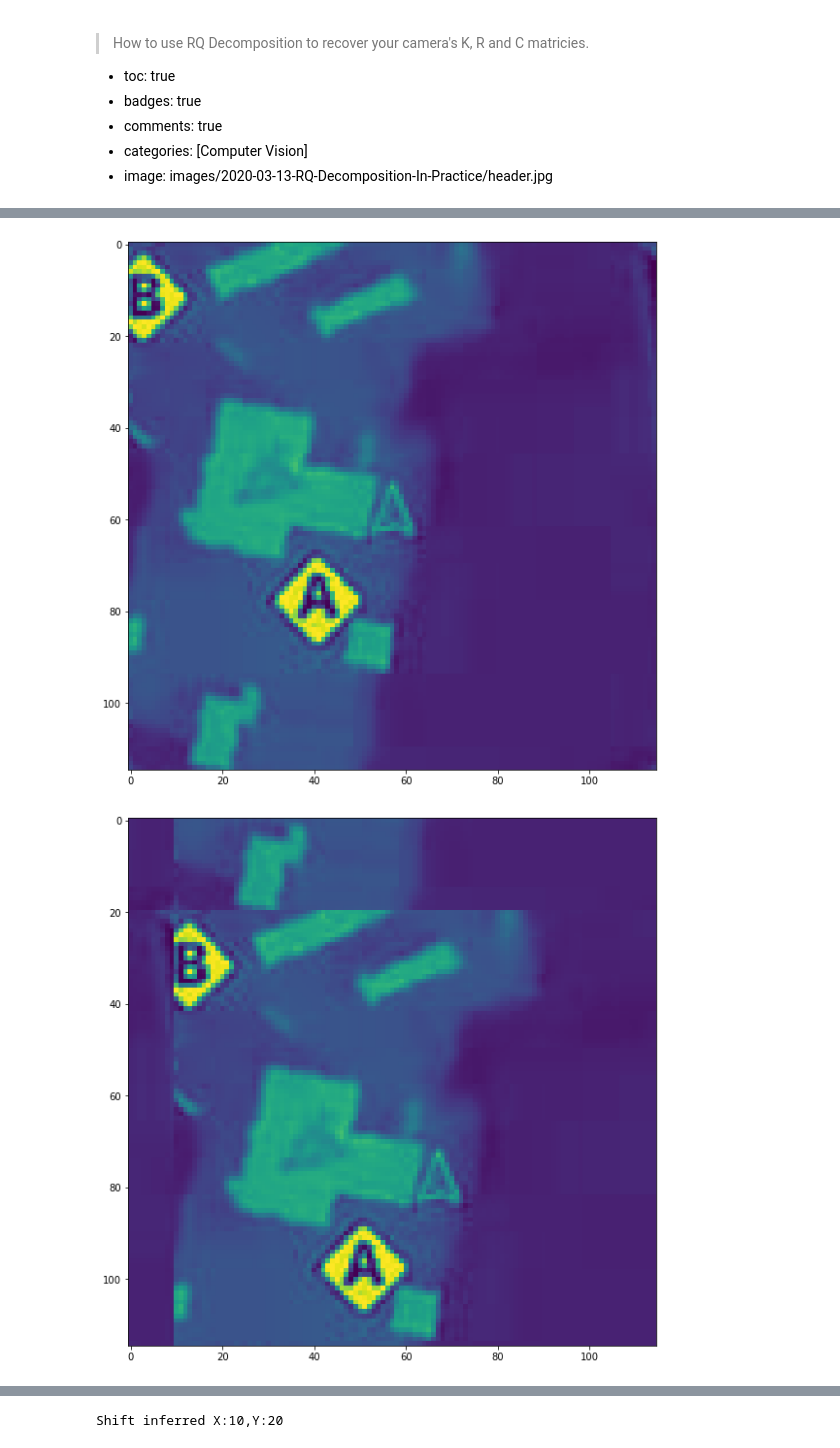
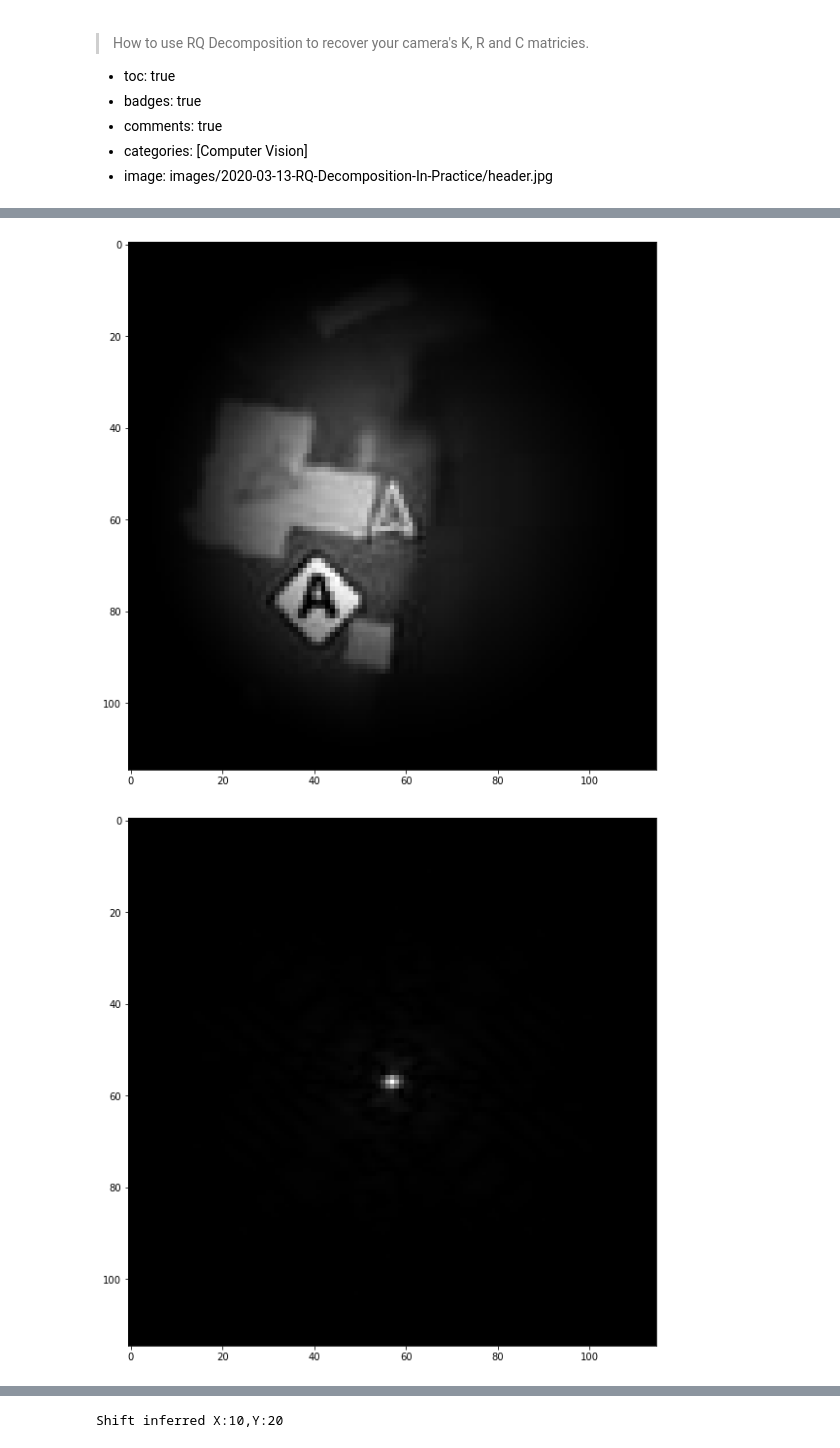
Before and after one commit to CGCooke/Blog, a Jupyter notebook: _notebooks/2020-12-19-FFT-Phase-Correlation.ipynb, the cells around one changed output, grey strips where cells are left out. Saved outputs shown, nothing was run; the diff lists cells and outputs as text; code cells hidden in the pictures.

```diff
--- a/_notebooks/2020-12-19-FFT-Phase-Correlation.ipynb
+++ b/_notebooks/2020-12-19-FFT-Phase-Correlation.ipynb
@@ -19,3 +19,8 @@ from skimage.filters import window, difference_of_gaussians
 import scipy
 
 plt.rcParams['figure.figsize'] = [10, 10]
+# %%
+frame = skimage.io.imread('data/2020-12-19-FFT-Phase-Correlation/Frame.jpg')
+
+plt.imshow(frame)
+plt.show()
@@ -22,55 +43,35 @@ plt.rcParams['figure.figsize'] = [10, 10]
 # %%
-frame = skimage.io.imread('Frame.jpg')
-img1 = rgb2gray(frame[50:165,55:170,::-1])
-
-
-
-shift_x = 10
-shift_y = 20
-
-result = scipy.ndimage.fourier_shift(np.fft.fft2(img1), shift=(shift_y,shift_x))
-img2 = np.fft.ifft2(result).real
-
-plt.imshow(img1)
-plt.show()
-
-plt.imshow(img2)
-plt.show()
-
-
 # window images
 img1_wimage = img1 * window('hann', img1.shape)
 img2_wimage = img2 * window('hann', img2.shape)
 
 
-plt.imshow(img1_wimage)
+plt.imshow(img1_wimage,cmap='gray')
 plt.show()
 
-plt.imshow(img2_wimage)
-plt.show()
-
-
+# Compute the 2D FFT of each image
 img1_fs = np.fft.fft2(img1_wimage)
 img2_fs = np.fft.fft2(img2_wimage)
 
 
+#Compute the corss power spectrum
 cross_power_spectrum = (img1_fs*np.conjugate(img2_fs)) / np.abs(img1_fs*np.conjugate(img2_fs))
 
 r = np.fft.ifft2(cross_power_spectrum).real
 
 r = np.fft.fftshift(r)
 
 plt.imshow(r)
 plt.show()
 
-
-
+#Find the location of the peak
 [py,px] = np.argwhere(r==r.max())[0]
 
-shift_x = 57 - px
-shift_y = 57 - py
+cx,cy = 57,57
+shift_x = cx - px
+shift_y = cy - py
 
 print(f'Shift inferred X:{shift_x},Y:{shift_y}')
 # %% [output]
-[figure, old version]
+[figure, new version]
-[figure, old version]
+[figure, new version]
```
Also changed, not shown: parts of 3 cells of this notebook.
